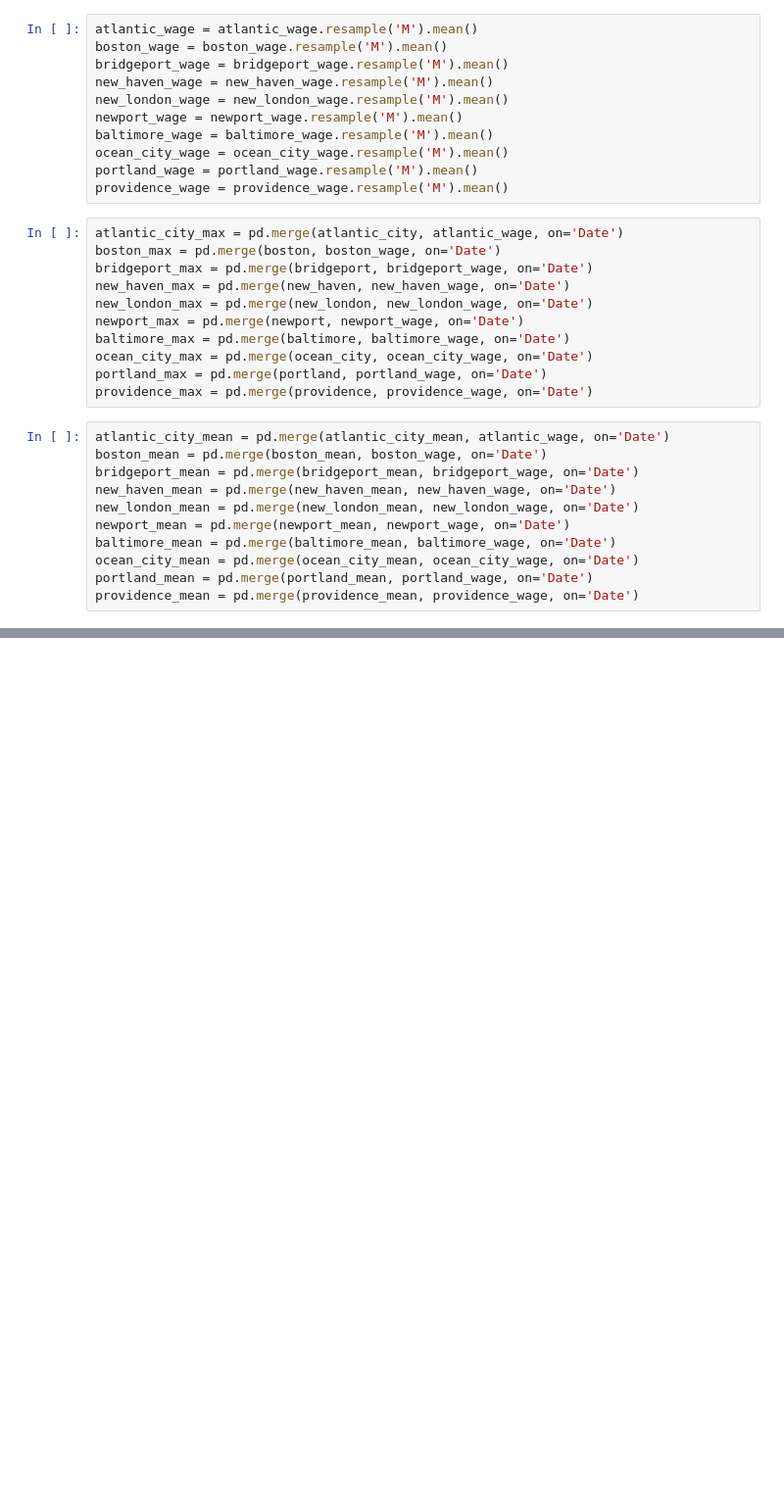
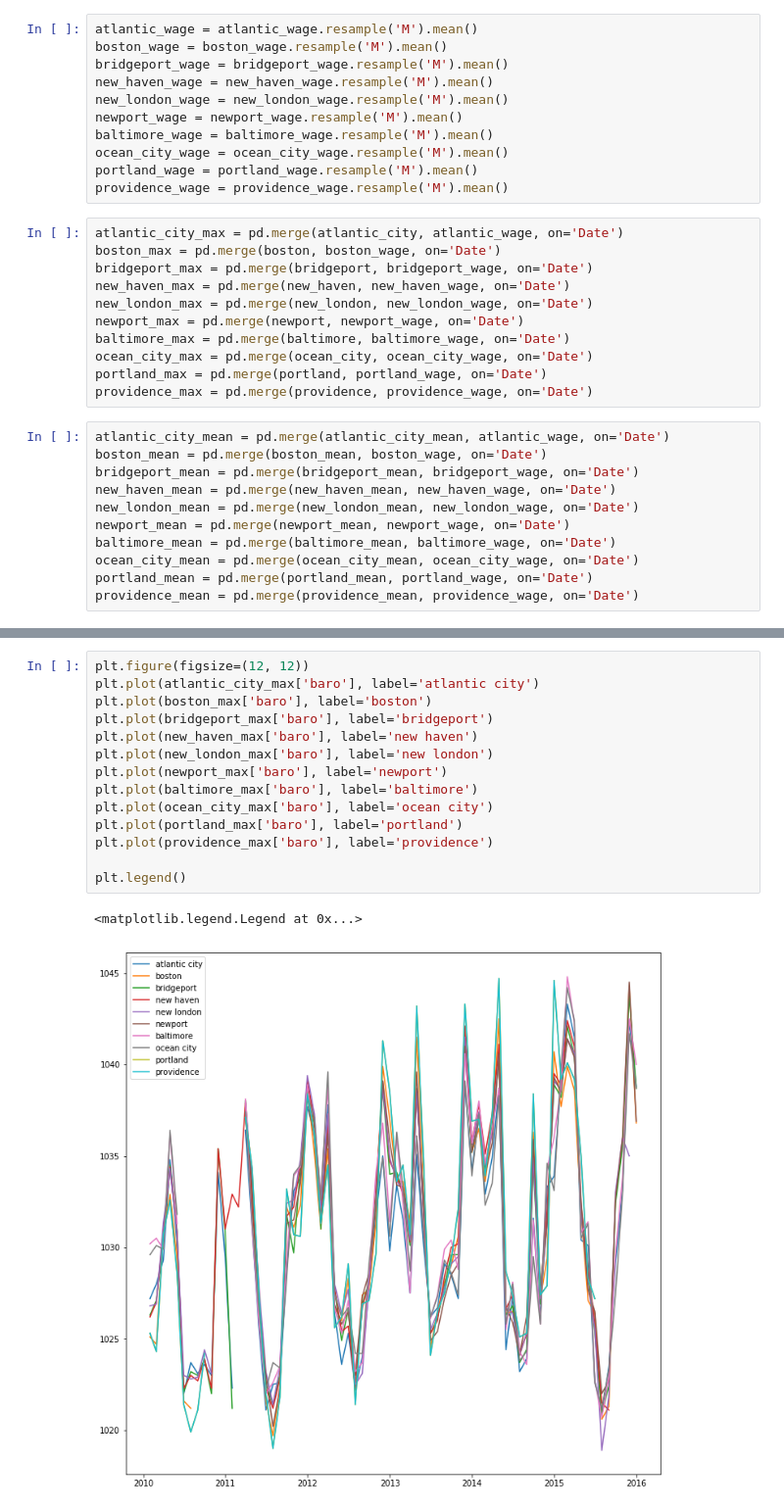
Before and after one commit to MekdeSciD/client_project_hurricane_sandy, a Jupyter notebook: cleaning_notebook.ipynb, the cells around one changed output, grey strips where cells are left out. Shown at 98% size. Cells and saved outputs as stored; diff of their text form; blank space fills up the shorter version.

```diff
--- a/cleaning_notebook.ipynb
+++ b/cleaning_notebook.ipynb
@@ -738,0 +798,17 @@ atlantic_city_max.head()
+# %%
+plt.figure(figsize=(12, 12))
+plt.plot(atlantic_city_max['baro'], label='atlantic city')
+plt.plot(boston_max['baro'], label='boston')
+plt.plot(bridgeport_max['baro'], label='bridgeport')
+plt.plot(new_haven_max['baro'], label='new haven')
+plt.plot(new_london_max['baro'], label='new london')
+plt.plot(newport_max['baro'], label='newport')
+plt.plot(baltimore_max['baro'], label='baltimore')
+plt.plot(ocean_city_max['baro'], label='ocean city')
+plt.plot(portland_max['baro'], label='portland')
+plt.plot(providence_max['baro'], label='providence')
+
+plt.legend()
+# %% [output]
+<matplotlib.legend.Legend at 0x...>
+[figure, added]
```
Also changed, not shown: parts of 57 cells of this notebook.
